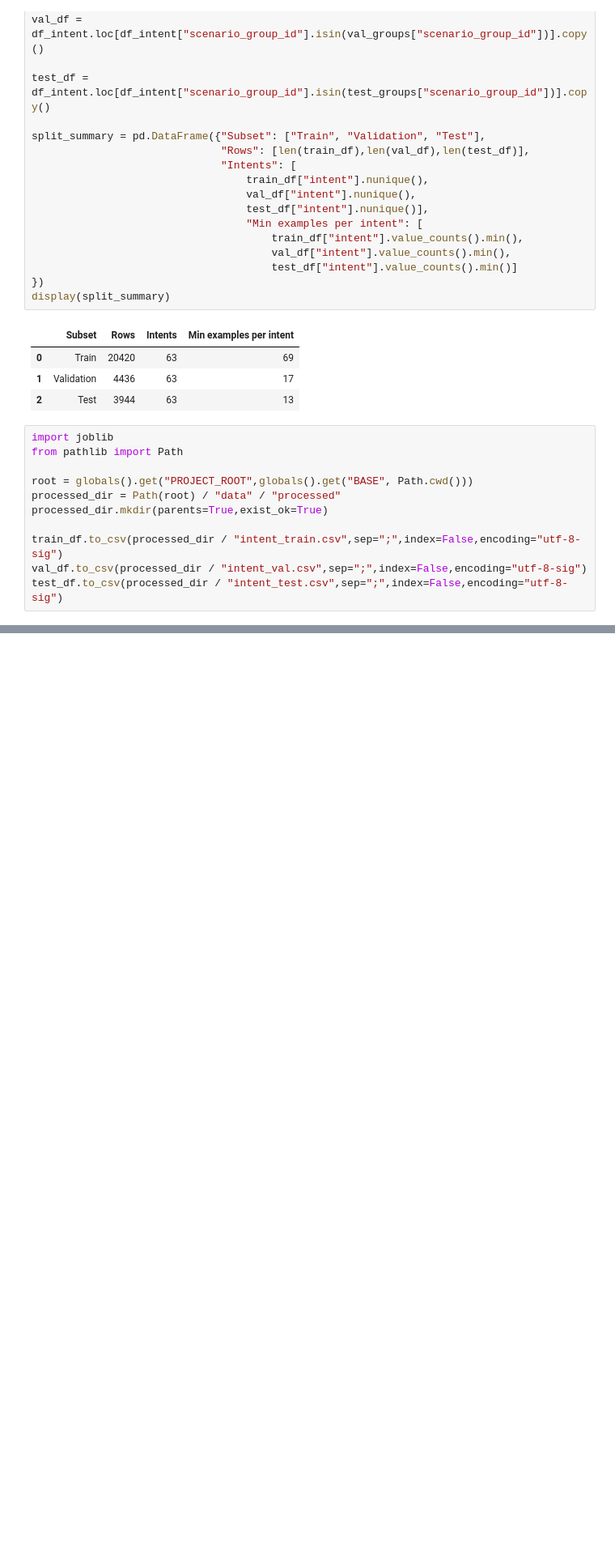
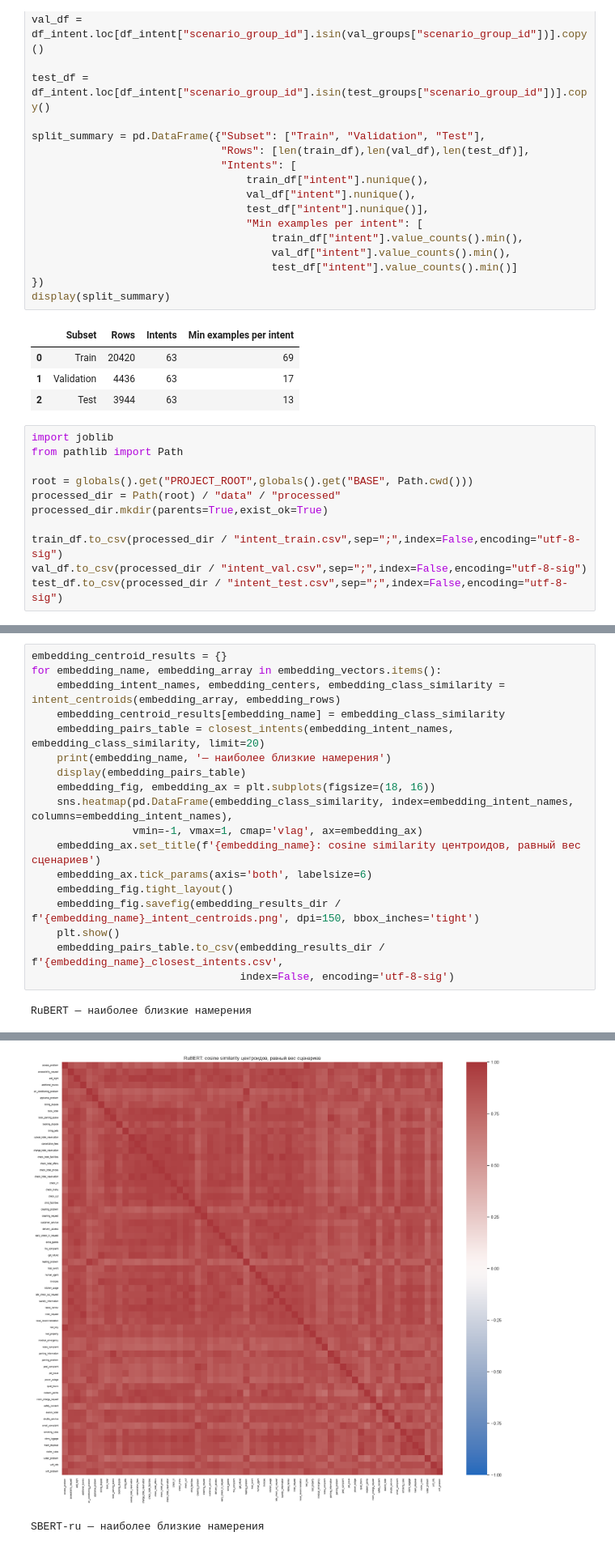
Before and after one commit to Ai-host-team/rental-ai-assistant, a Jupyter notebook: notebooks/01_eda_dataset.ipynb, the cells around one changed output, grey strips where cells are left out. Shown at 81% size. Drawn from its saved outputs; the diff is of its cells as text; blank space fills up the shorter version.

```diff
--- a/notebooks/01_eda_dataset.ipynb
+++ b/notebooks/01_eda_dataset.ipynb
@@ -980,0 +1795,20 @@ test_df.to_csv(processed_dir / "intent_test.csv",sep=";",index=False,encoding="u
+# %%
+embedding_centroid_results = {}
+for embedding_name, embedding_array in embedding_vectors.items():
+    embedding_intent_names, embedding_centers, embedding_class_similarity = intent_centroids(embedding_array, embedding_rows)
+    embedding_centroid_results[embedding_name] = embedding_class_similarity
+    embedding_pairs_table = closest_intents(embedding_intent_names, embedding_class_similarity, limit=20)
+    print(embedding_name, '— наиболее близкие намерения')
+    display(embedding_pairs_table)
+    embedding_fig, embedding_ax = plt.subplots(figsize=(18, 16))
+    sns.heatmap(pd.DataFrame(embedding_class_similarity, index=embedding_intent_names, columns=embedding_intent_names),
+                vmin=-1, vmax=1, cmap='vlag', ax=embedding_ax)
+    embedding_ax.set_title(f'{embedding_name}: cosine similarity центроидов, равный вес сценариев')
+    embedding_ax.tick_params(axis='both', labelsize=6)
+    embedding_fig.tight_layout()
+    embedding_fig.savefig(embedding_results_dir / f'{embedding_name}_intent_centroids.png', dpi=150, bbox_inches='tight')
+    plt.show()
+    embedding_pairs_table.to_csv(embedding_results_dir / f'{embedding_name}_closest_intents.csv',
+                                 index=False, encoding='utf-8-sig')
+# %% [output]
+RuBERT — наиболее близкие намерения
@@ -980,0 +1832,2 @@ test_df.to_csv(processed_dir / "intent_test.csv",sep=";",index=False,encoding="u
+[figure, added]
+SBERT-ru — наиболее близкие намерения
```
Also changed, not shown: parts of 19 cells of this notebook, 3 other files.
